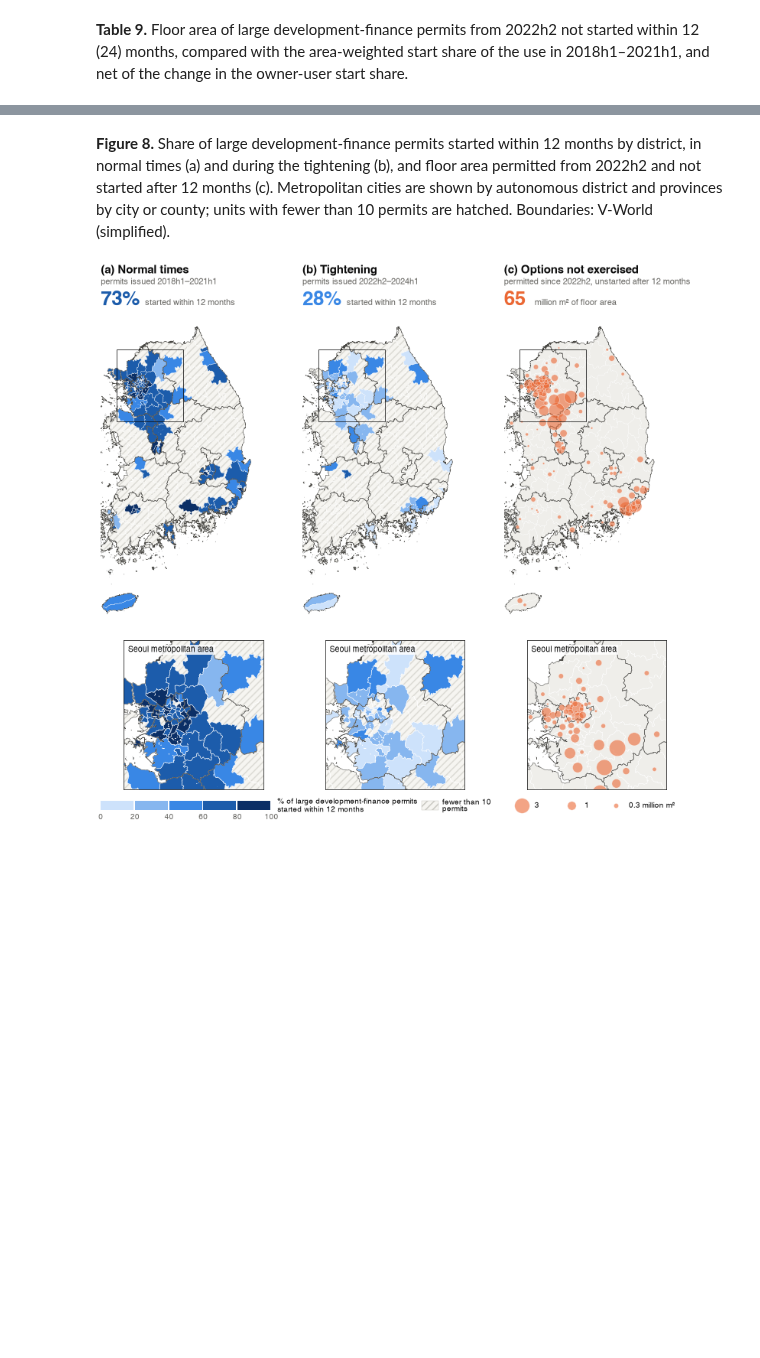
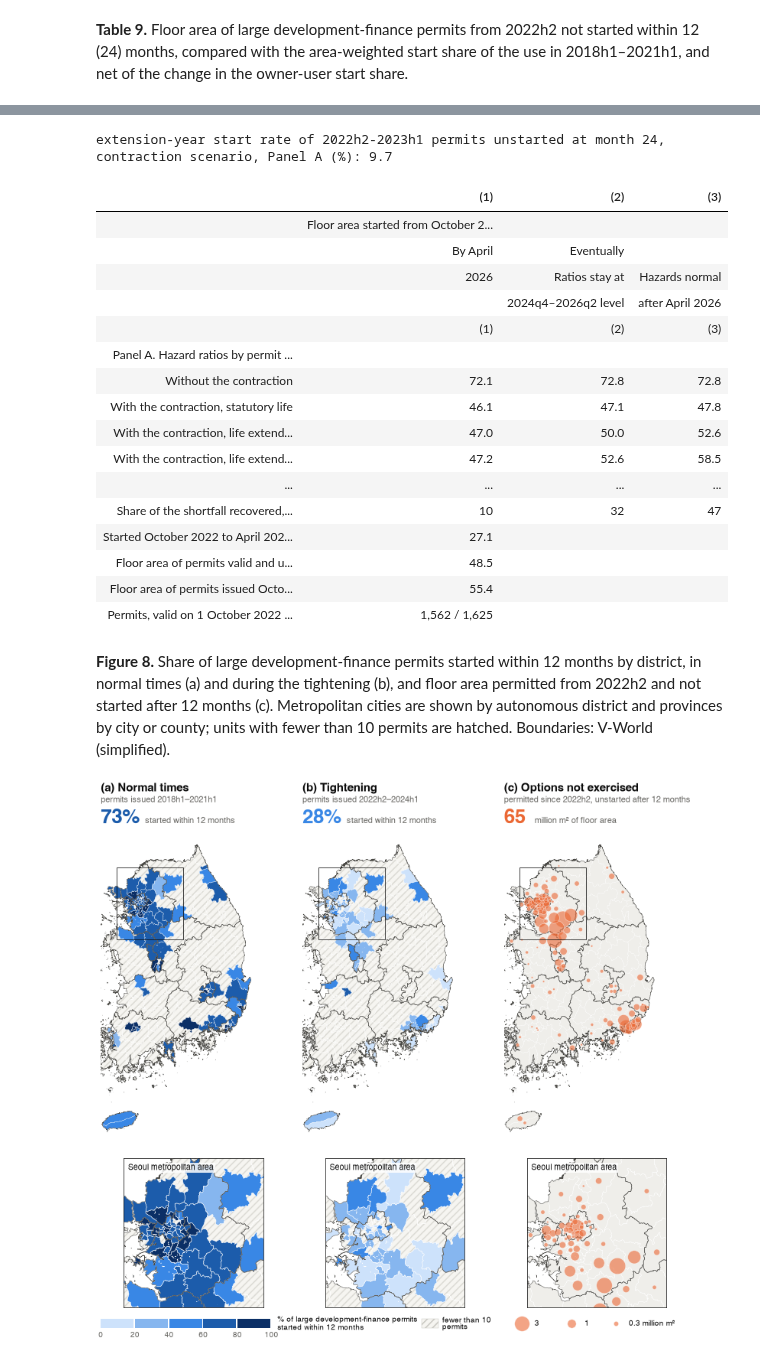
Before and after one commit to Albatrosses-reply/permit-lifetimes-korea, a Jupyter notebook: replication.ipynb, the cells around one changed output, grey strips where cells are left out. Saved outputs shown, nothing was run; the diff lists cells and outputs as text; code cells hidden in the pictures; blank space fills up the shorter version.

```diff
--- a/replication.ipynb
+++ b/replication.ipynb
@@ -832,6 +876,7 @@ rows += ["gap", ("2022q4--2024q3 minus rate-increase period", [c[0] for c in cs]
 write_table("table05_freeze", "lccccccc", [r" & \multicolumn{4}{c}{Floor area $\geq$3,300 m$^2$} & 1,000--3,300 m$^2$ & 200--1,000 m$^2$ & Placebo \\", r"\cmidrule(lr){2-5}",
             r" & Dev.-finance & Warehouses & Offices & Apartments, & Dev.-finance & Dev.-finance & Factories vs \\", r" & vs owner-user & vs factories & vs owner-user & officetels vs O-U & vs owner-user & vs owner-user & other O-U \\",
             r" & (1) & (2) & (3) & (4) & (5) & (6) & (7) \\"], rows)
+HR_POOLED = {k: float(res[0]["m"].coef()[k]) for k in ("hike", "freeze", "after")}          # column (1), used in Table 10
 # %% [output]
 |  | (1) | (2) | (3) | (4) | (5) | (6) | (7) |
 |  | Floor area ≥3,300 m² | 1,000–3,300 m² | 200–1,000 m² | Placebo |  |  |  |
@@ -879,6 +924,7 @@ rows += ["gap", ("Randomization $p$, 2022q4--2024q3 (330 relabellings of uses)",
          "mid", r"\multicolumn{4}{l}{\emph{Fixed effects}} \\", (r"\quad Calendar month, property use, treated $\times$ duration bin", ["Yes"] * 3)]
 write_table("tableS06_freeze_phases", "lccc", [r" & \multicolumn{3}{c}{Large projects, development-finance vs owner-user uses} \\", r"\cmidrule(lr){2-4}",
             r" & Baseline & Two phases & Permits issued \\", r" & & & before 2022m10 \\", r" & (1) & (2) & (3) \\"], rows)
+HR_OLD = {k: float(fz[2][0].coef()[k]) for k in ("freeze", "after")}                         # column (3), permits issued before October 2022, used in Table 10
 # %% [output]
 relabellings 330 randomization p 0.0030303030303030303
 |  | (1) | (2) | (3) |
@@ -1743,3 +1817,70 @@ write_table("table09_supply_gap", "lrrrrr", [r" & Permitted & Normal-times & Sta
+# %%
+# Normal-times monthly start hazard of large development-finance permits by month since permit: permits of 18 January 2018 to December 2019, calendar months before July 2021
+Lx = p[(p.large == 1) & (p.fin == "finance")]
+rn = panel(Lx[(Lx.permit >= "2018-01-18") & (Lx.permit < "2020-01-01")], 37, cols=("cl", "pm", "T", "event", "permit")); rn = rn[rn.cal < "2021-07"]
+H0 = rn.groupby("d").y.mean().reindex(range(37)).values; H_LATE = H0[25:35].mean()
+def profile(E): return np.r_[H0[:35], np.full(E, H_LATE), H0[35:37]] if E else H0.copy()   # E months of added life at the hazard of months 25-34, before the deadline months
+# Permits at risk: valid and unstarted on 1 October 2022, and issued from October 2022 to September 2024 (every permit issued before October 2022 is under the two-year regime)
+D0 = pd.Timestamp("2022-10-01"); mi_ = lambda s: s.dt.year * 12 + s.dt.month - 1
+stk = Lx[(Lx.permit < D0) & (Lx.permit + pd.to_timedelta((Lx.M + 12) * MO, unit="D") > D0) & ~(Lx.start < D0)]
+new = Lx[(Lx.permit >= D0) & (Lx.permit < "2024-10-01")]
+RISK = pd.concat([stk.assign(old=1), new.assign(old=0)]); RISK["c"] = mi_(RISK.permit)
+C_D0, C_CUT, C_END = 2022 * 12 + 9, 2024 * 12 + 9, 2026 * 12 + 3                                   # October 2022, October 2024, April 2026
+GR = RISK.groupby(["c", "old"]).agg(area=("area", "sum"), n=("area", "size")).reset_index()
+def lhr(old, cal, spec, post):
+    fr, af = (HR_OLD["freeze"], HR_OLD["after"]) if (spec == "vintage" and old) else (HR_POOLED["freeze"], HR_POOLED["after"])
+    v = np.where(cal < C_CUT, fr, af)
+    return np.where(cal > C_END, 0.0, v) if post == "normal" else v
+def scenario(shock, E, spec="vintage", post="stay"):
+    by_end = ever = conv_n = conv_d = 0.0
+    for r_ in GR.itertuples():
+        prof = profile(E); a0 = max(C_D0 - r_.c, 0); d = np.arange(a0, len(prof)); cal = r_.c + d
+        hz = np.clip(prof[d] * (np.exp(lhr(r_.old, cal, spec, post)) if shock else 1.0), 0, 1)
+        s = np.r_[1.0, np.cumprod(1 - hz)[:-1]] * hz
+        by_end += r_.area * s[cal <= C_END].sum(); ever += r_.area * s.sum()
+        if not E and 2022 * 12 + 6 <= r_.c <= 2023 * 12 + 5:                                             # permits of 2022h2 and 2023h1 reaching month 24 unstarted
+            s24 = s[d < 24].sum(); conv_n += r_.n * s[(d >= 24) & (d <= 36)].sum(); conv_d += r_.n * (1 - s24)
+    return by_end / 1e6, ever / 1e6, (100 * conv_n / conv_d if conv_d else np.nan)
+CF = {}
+for spec in ("vintage", "pooled"):
+    for post in ("stay", "normal"):
+        for lab, sh, E in [("none", False, 0), ("actual", True, 0), ("e12", True, 12), ("e24", True, 24)]: CF[(spec, post, lab)] = scenario(sh, E, spec, post)
+print("extension-year start rate of 2022h2-2023h1 permits unstarted at month 24, contraction scenario, Panel A (%):", round(CF[("vintage", "stay", "actual")][2], 1))
+rows = []
+for spec, ttl in [("vintage", r"Panel A. Hazard ratios by permit vintage"), ("pooled", r"Panel B. Hazard ratios of Table~5, column (1), for all permits")]:
+    rows += [rf"\multicolumn{{4}}{{l}}{{\emph{{{ttl}}}}} \\", "gap"]
+    for lab, name in [("none", "Without the contraction"), ("actual", "With the contraction, statutory life"), ("e12", "With the contraction, life extended by 12 months"), ("e24", "With the contraction, life extended by 24 months")]:
+        rows.append((name, [f"{CF[(spec, 'stay', lab)][0]:.1f}", f"{CF[(spec, 'stay', lab)][1]:.1f}", f"{CF[(spec, 'normal', lab)][1]:.1f}"]))
+    for lab, name in [("e12", "Share of the shortfall recovered, 12 months (\\%)"), ("e24", "Share of the shortfall recovered, 24 months (\\%)")]:
+        v = [100 * (CF[(spec, post, lab)][k] - CF[(spec, post, "actual")][k]) / (CF[(spec, post, "none")][k] - CF[(spec, post, "actual")][k]) for post, k in [("stay", 0), ("stay", 1), ("normal", 1)]]
+        rows.append((name, [f"{x:.0f}" for x in v]))
+    rows.append("mid" if spec == "vintage" else "gap")
+REG_STARTED = RISK[RISK.start.notna() & (RISK.start >= D0) & (RISK.start <= END)].area.sum() / 1e6          # starts recorded in the register, October 2022 to April 2026
+rows += [("Started October 2022 to April 2026 in the register", [f"{REG_STARTED:.1f}", "", ""]),
+         ("Floor area of permits valid and unstarted on 1 October 2022", [f"{stk.area.sum() / 1e6:.1f}", "", ""]), ("Floor area of permits issued October 2022 to September 2024", [f"{new.area.sum() / 1e6:.1f}", "", ""]),
+         ("Permits, valid on 1 October 2022 / issued later", [f"{len(stk):,} / {len(new):,}", "", ""])]
+write_table("table10_extension", "lccc", [r" & \multicolumn{3}{c}{Floor area started from October 2022 (million m$^2$)} \\", r"\cmidrule(lr){2-4}",
+            r" & By April & \multicolumn{2}{c}{Eventually} \\", r"\cmidrule(lr){3-4}", r" & 2026 & Ratios stay at & Hazards normal \\",
+            r" & & 2024q4--2026q2 level & after April 2026 \\", r" & (1) & (2) & (3) \\"], rows)
+# %% [output]
+extension-year start rate of 2022h2-2023h1 permits unstarted at month 24, contraction scenario, Panel A (%): 9.7
+|  | (1) | (2) | (3) |
+|  | Floor area started from October 2... |  |  |
+|  | By April | Eventually |  |
+|  | 2026 | Ratios stay at | Hazards normal |
+|  |  | 2024q4–2026q2 level | after April 2026 |
+|  | (1) | (2) | (3) |
+| Panel A. Hazard ratios by permit ... |  |  |  |
+| Without the contraction | 72.1 | 72.8 | 72.8 |
+| With the contraction, statutory life | 46.1 | 47.1 | 47.8 |
+| With the contraction, life extend... | 47.0 | 50.0 | 52.6 |
+| With the contraction, life extend... | 47.2 | 52.6 | 58.5 |
+| ... | ... | ... | ... |
+| Share of the shortfall recovered,... | 10 | 32 | 47 |
+| Started October 2022 to April 202... | 27.1 |  |  |
+| Floor area of permits valid and u... | 48.5 |  |  |
+| Floor area of permits issued Octo... | 55.4 |  |  |
+| Permits, valid on 1 October 2022 ... | 1,562 / 1,625 |  |  |
 # %% [markdown]
 **Figure 8.** Share of large development-finance permits started within 12 months by district, in normal times (a) and during the tightening (b), and floor area permitted from 2022h2 and not started after 12 months (c). Metropolitan cities are shown by autonomous district and provinces by city or county; units with fewer than 10 permits are hatched. Boundaries: V-World (simplified).
 # %%
```
Also changed, not shown: parts of 10 cells of this notebook.
